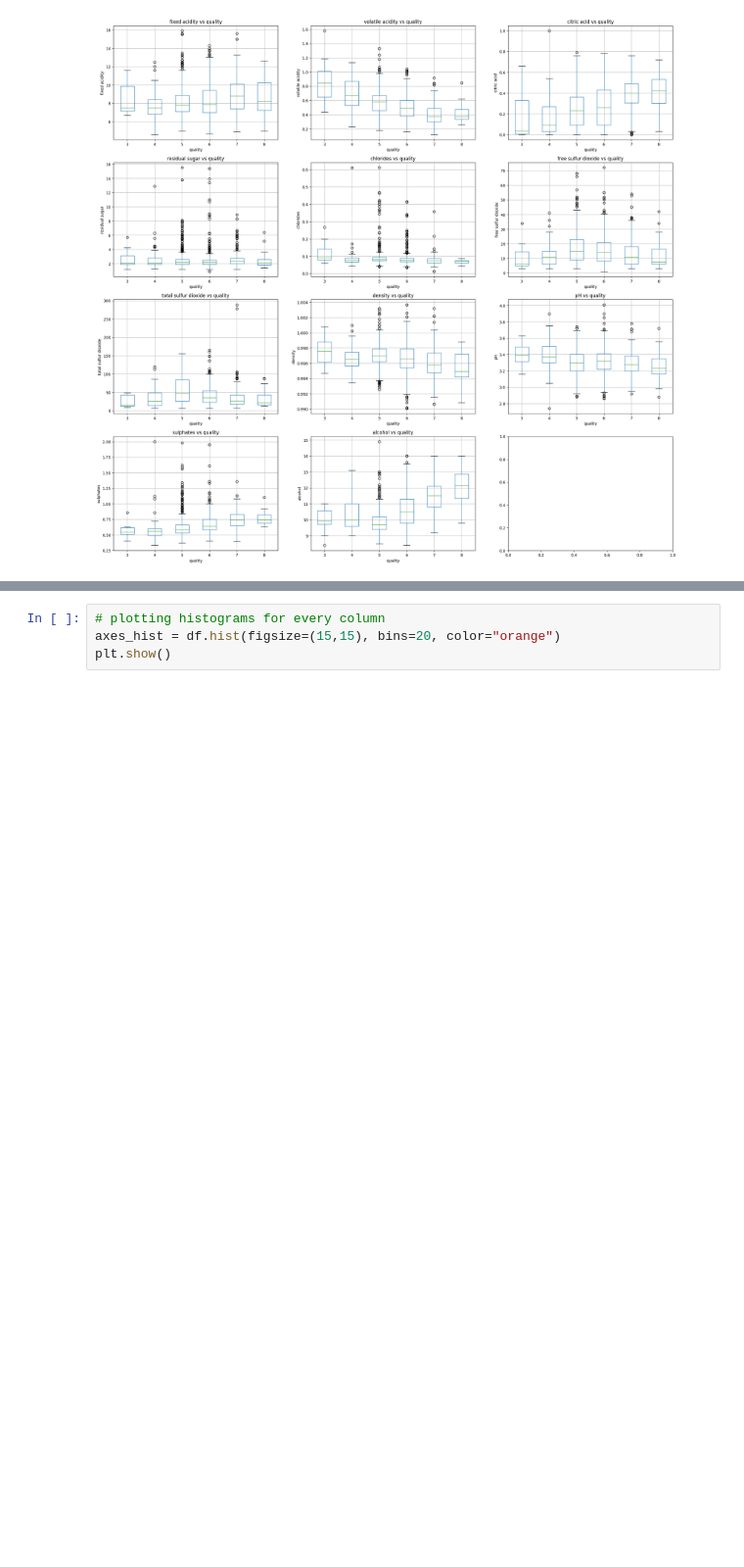
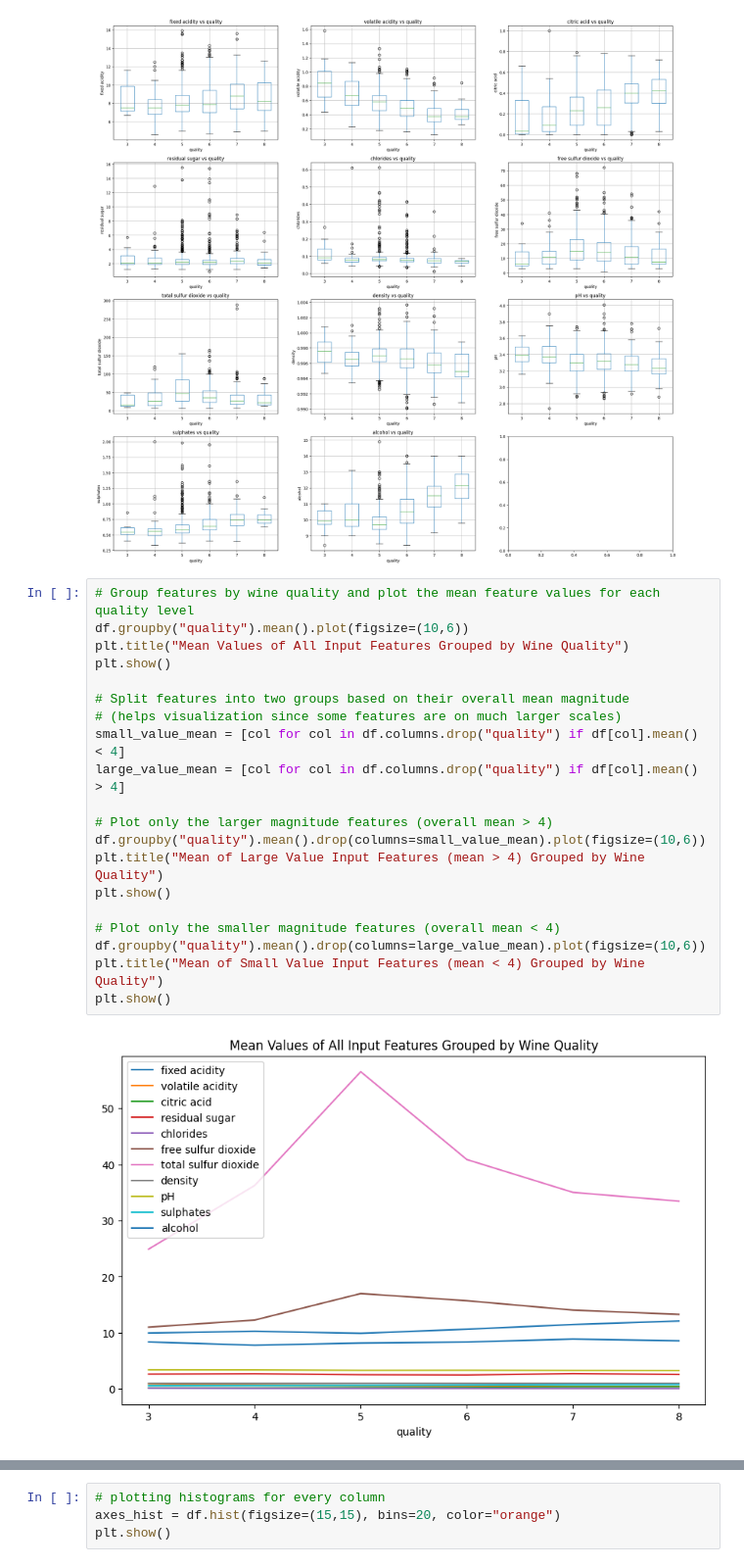
Before and after one commit to Madi-Williams/dx602-final-project, a Jupyter notebook: project.ipynb, the cells around one changed output, grey strips where cells are left out. Shown at 98% size. Saved outputs shown, nothing was run; the diff lists cells and outputs as text; blank space fills up the shorter version.

Commit message:
added groupby section to EDA problem

```diff
--- a/project.ipynb
+++ b/project.ipynb
@@ -224,3 +224,25 @@ for col in df.drop(columns=["quality"]).columns:
     box_plot(map_to_axes_box[col], X_box, df[col], title= f"{col} vs quality", ylabel=col)
 # %% [output]
 [figure]
+# %%
+# Group features by wine quality and plot the mean feature values for each quality level
+df.groupby("quality").mean().plot(figsize=(10,6))
+plt.title("Mean Values of All Input Features Grouped by Wine Quality")
+plt.show()
+
+# Split features into two groups based on their overall mean magnitude
+# (helps visualization since some features are on much larger scales)
+small_value_mean = [col for col in df.columns.drop("quality") if df[col].mean() < 4]
+large_value_mean = [col for col in df.columns.drop("quality") if df[col].mean() > 4]
+
+# Plot only the larger magnitude features (overall mean > 4)
+df.groupby("quality").mean().drop(columns=small_value_mean).plot(figsize=(10,6))
+plt.title("Mean of Large Value Input Features (mean > 4) Grouped by Wine Quality")
+plt.show()
+
+# Plot only the smaller magnitude features (overall mean < 4)
+df.groupby("quality").mean().drop(columns=large_value_mean).plot(figsize=(10,6))
+plt.title("Mean of Small Value Input Features (mean < 4) Grouped by Wine Quality")
+plt.show()
+# %% [output]
+[figure, added]
```
Also changed, not shown: parts of 3 cells of this notebook.
